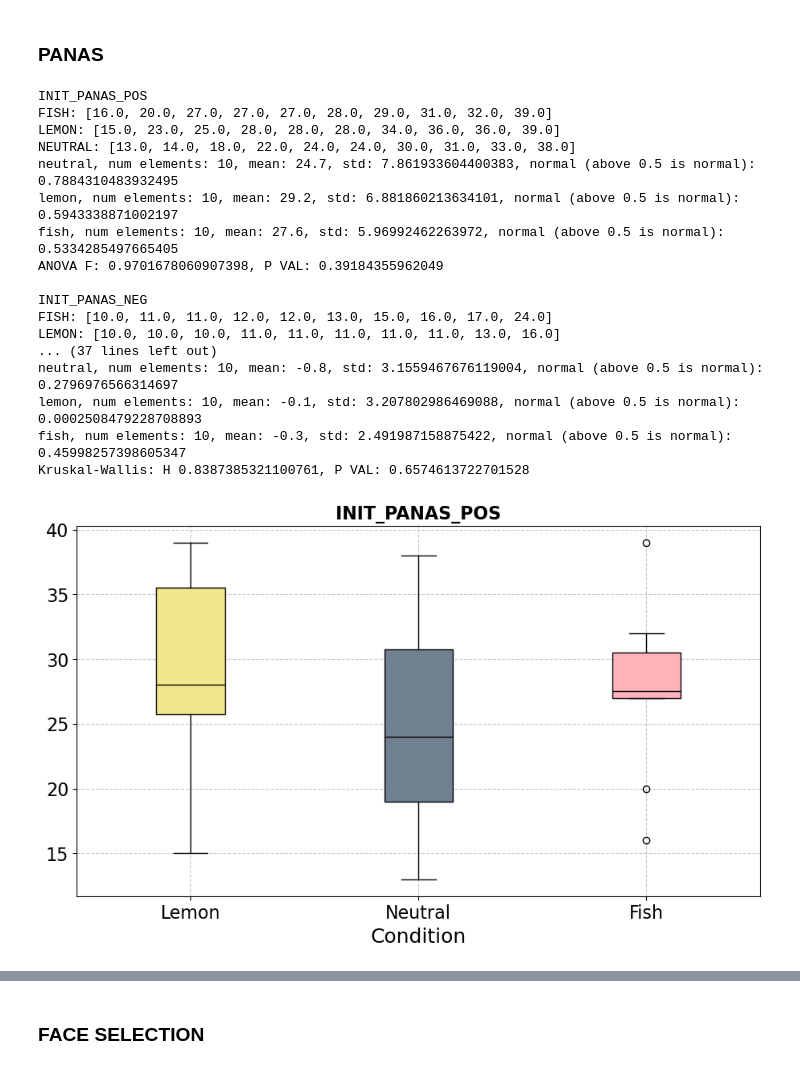
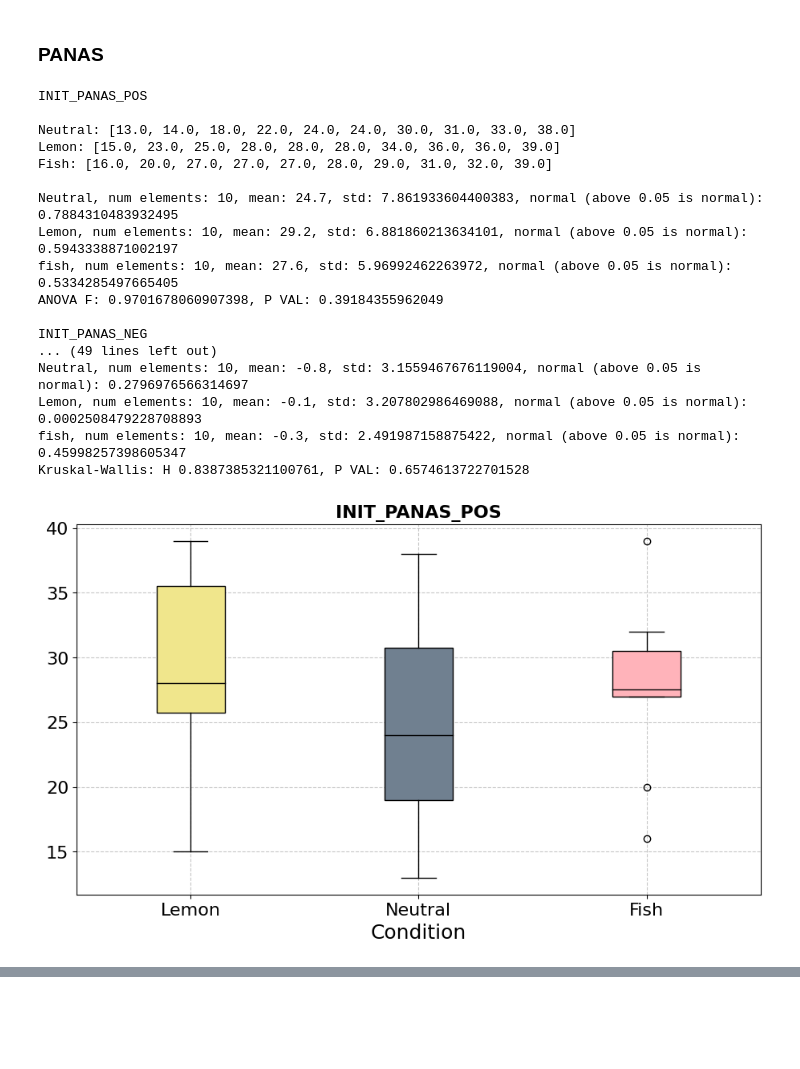
Before and after one commit to birkenstonks/smell_study_replication_package, a Jupyter notebook: rq3_affective_state.ipynb, the cells around one changed output, grey strips where cells are left out. Cells and saved outputs as stored; diff of their text form; code cells hidden in the pictures; blank space fills up the shorter version.

```diff
--- a/rq3_affective_state.ipynb
+++ b/rq3_affective_state.ipynb
@@ -22,6 +22,6 @@ important_columns = ['ABILITY', 'PERFORMANCE', 'DISTRACTED', 'COMFORTABLE',
 # %%
 for col in important_columns:
     fish, lemon, neutral = make_three_group_lists(survey_data, col)
-    three_lists_stats(fish, lemon, neutral, col, remove=False)
+    three_lists_stats(fish, lemon, neutral, col)
 # %% [output]
 ABILITY
@@ -129,28 +122,28 @@ plot_box_and_whisker(data_feasible, "FEASIBLE: Likert scale Responses", 'feasibl
 # %%
 # Experimental data spreadsheet
 # mood sheet
 # paired t-tests?
 # t - tests between
 relevant_columns = ['INIT_PANAS_POS', 'INIT_PANAS_NEG', 'FIN_PANAS_POS', 'FIN_PANAS_NEG', 'DELT_PANAS_POS', 'DELT_PANAS_NEG']
 for col in relevant_columns:
     fish, lemon, neutral = make_three_group_lists(mood_data, col)
-    three_lists_stats(fish, lemon, neutral, col, remove=False)
+    three_lists_stats(fish, lemon, neutral, col)
 # %% [output]
 INIT_PANAS_POS
-FISH: [16.0, 20.0, 27.0, 27.0, 27.0, 28.0, 29.0, 31.0, 32.0, 39.0]
-LEMON: [15.0, 23.0, 25.0, 28.0, 28.0, 28.0, 34.0, 36.0, 36.0, 39.0]
-NEUTRAL: [13.0, 14.0, 18.0, 22.0, 24.0, 24.0, 30.0, 31.0, 33.0, 38.0]
-neutral, num elements: 10, mean: 24.7, std: 7.861933604400383, normal (above 0.5 is normal): 0.7884310483932495
-lemon, num elements: 10, mean: 29.2, std: 6.881860213634101, normal (above 0.5 is normal): 0.5943338871002197
-fish, num elements: 10, mean: 27.6, std: 5.96992462263972, normal (above 0.5 is normal): 0.5334285497665405
+
+Neutral: [13.0, 14.0, 18.0, 22.0, 24.0, 24.0, 30.0, 31.0, 33.0, 38.0]
+Lemon: [15.0, 23.0, 25.0, 28.0, 28.0, 28.0, 34.0, 36.0, 36.0, 39.0]
+Fish: [16.0, 20.0, 27.0, 27.0, 27.0, 28.0, 29.0, 31.0, 32.0, 39.0]
+
+Neutral, num elements: 10, mean: 24.7, std: 7.861933604400383, normal (above 0.05 is normal): 0.7884310483932495
+Lemon, num elements: 10, mean: 29.2, std: 6.881860213634101, normal (above 0.05 is normal): 0.5943338871002197
+fish, num elements: 10, mean: 27.6, std: 5.96992462263972, normal (above 0.05 is normal): 0.5334285497665405
 ANOVA F: 0.9701678060907398, P VAL: 0.39184355962049
 
 INIT_PANAS_NEG
-FISH: [10.0, 11.0, 11.0, 12.0, 12.0, 13.0, 15.0, 16.0, 17.0, 24.0]
-LEMON: [10.0, 10.0, 10.0, 11.0, 11.0, 11.0, 11.0, 11.0, 13.0, 16.0]
-... (37 lines left out)
-neutral, num elements: 10, mean: -0.8, std: 3.1559467676119004, normal (above 0.5 is normal): 0.2796976566314697
-lemon, num elements: 10, mean: -0.1, std: 3.207802986469088, normal (above 0.5 is normal): 0.0002508479228708893
-fish, num elements: 10, mean: -0.3, std: 2.491987158875422, normal (above 0.5 is normal): 0.45998257398605347
+... (49 lines left out)
+Neutral, num elements: 10, mean: -0.8, std: 3.1559467676119004, normal (above 0.05 is normal): 0.2796976566314697
+Lemon, num elements: 10, mean: -0.1, std: 3.207802986469088, normal (above 0.05 is normal): 0.0002508479228708893
+fish, num elements: 10, mean: -0.3, std: 2.491987158875422, normal (above 0.05 is normal): 0.45998257398605347
 Kruskal-Wallis: H 0.8387385321100761, P VAL: 0.6574613722701528
-[figure, old version]
+[figure, new version]
@@ -162,2 +154,0 @@ Kruskal-Wallis: H 0.8387385321100761, P VAL: 0.6574613722701528
-# %% [markdown]
-### FACE SELECTION
```
Also changed, not shown: parts of 9 cells of this notebook, 4 other files.
